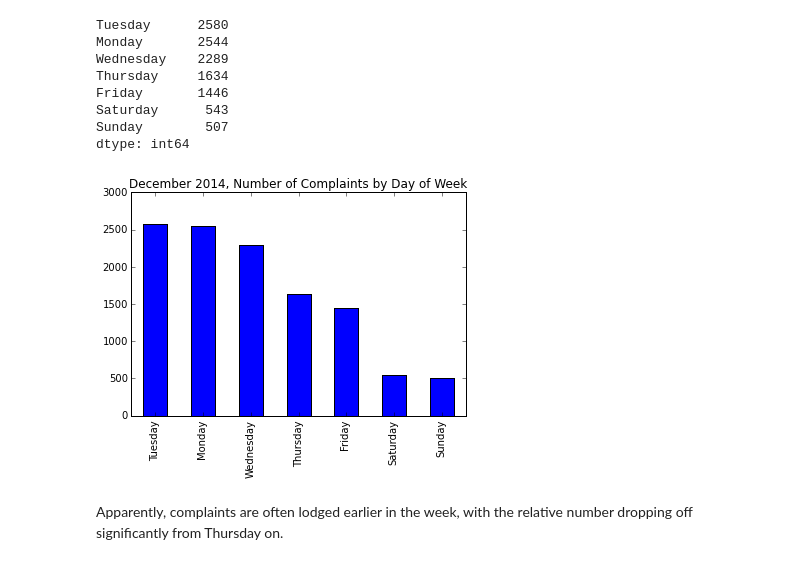
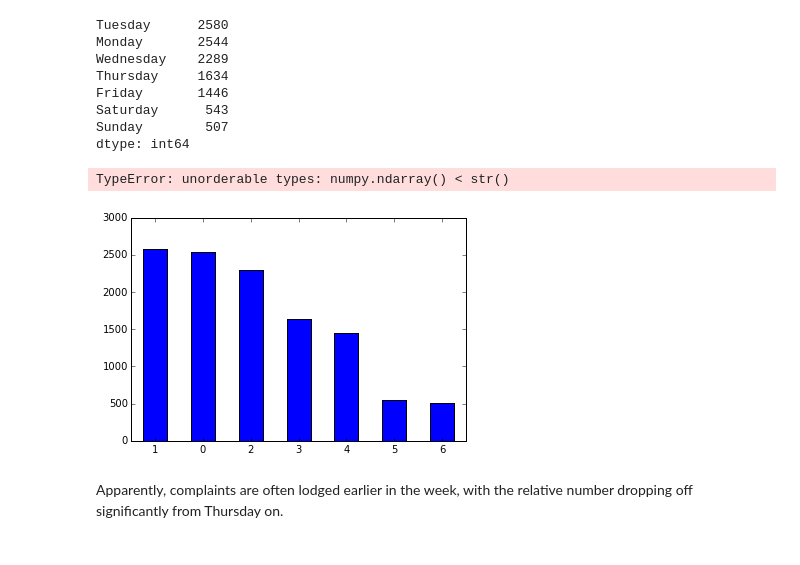
Before and after one commit to ahartz1/consumer-complaints, a Jupyter notebook: consumer-complaints.ipynb, the cells around one changed output. Drawn from its saved outputs; the diff is of its cells as text; code cells hidden in the pictures.

```diff
--- a/consumer-complaints.ipynb
+++ b/consumer-complaints.ipynb
@@ -131,6 +131,6 @@ The percentage of complaints "closed with explanation" in December 2014 was 8185
 # %%
 cdata['weekday'] = cdata.index.weekday
 # %%
-cdata = cdata.replace({'weekday': {0: 'Monday', 1: 'Tuesday', 2: 'Wednesday',
+cdata2 = cdata.replace({'weekday': {0: 'Monday', 1: 'Tuesday', 2: 'Wednesday',
                                    3: 'Thursday', 4: 'Friday', 5: 'Saturday', 6: 'Sunday'}})
 # %%
@@ -145,9 +145,13 @@ Saturday      543
 Sunday        507
 dtype: int64
 # %%
-cdata.weekday.value_counts().plot(title='December 2014, Number of Complaints by Day of Week', kind='bar')
+cdata2.weekday.value_counts().plot(
+    title='December 2014, Number of Complaints by Day of Week',
+    kind='bar',
+    xticks=(['Mo', 'Tu', 'Wd', 'Th', 'Fr', 'Sa', 'Su']))
 plt.show()
 # %% [output]
+TypeError: unorderable types: numpy.ndarray() < str()
-[figure, old version]
+[figure, new version]
 # %% [markdown]
 Apparently, complaints are often lodged earlier in the week, with the relative number dropping off significantly from Thursday on.
```
Also changed, not shown: parts of 15 cells of this notebook.
